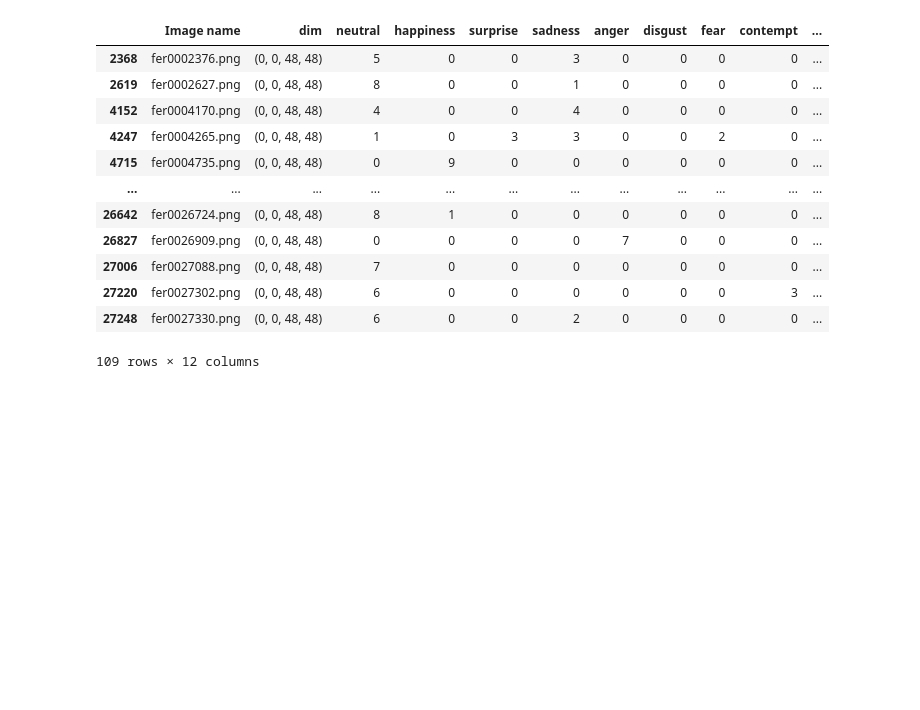
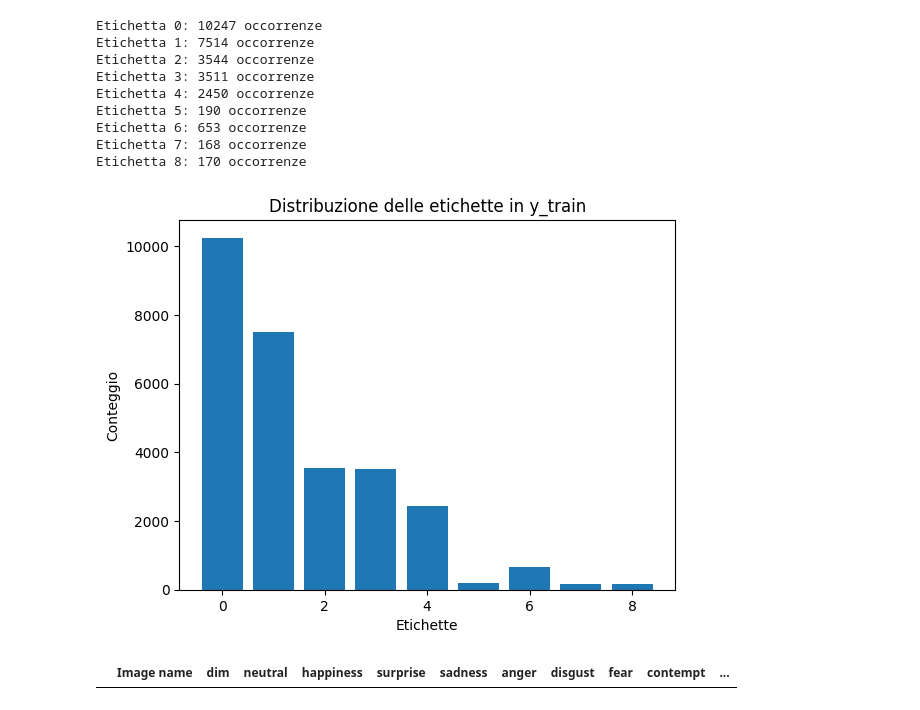
Before and after one commit to lemtiel93/progetto-crif, a Jupyter notebook: fer+/fer_plus.ipynb, the cells around one changed output. Cells and saved outputs as stored; diff of their text form; code cells hidden in the pictures; blank space fills up the shorter version.

```diff
--- a/fer+/fer_plus.ipynb
+++ b/fer+/fer_plus.ipynb
@@ -11,6 +11,34 @@ test_csv = "data/FER2013Test/label_test.csv"
 # %%
 train_set = ImageLoader(train_dir, train_csv)
 X_train , y_train = train_set.load_data()
+# %%
+import numpy as np
+labels = np.argmax(y_train, axis=1)
+
+# Ottieni le etichette uniche e il conteggio di ciascuna
+unique_labels, counts = np.unique(labels, return_counts=True)
+
+# Stampa la distribuzione delle etichette
+for label, count in zip(unique_labels, counts):
+    print(f"Etichetta {label}: {count} occorrenze")
+
+# Visualizza un grafico a barre della distribuzione
+plt.bar(unique_labels, counts)
+plt.xlabel('Etichette')
+plt.ylabel('Conteggio')
+plt.title('Distribuzione delle etichette in y_train')
+plt.show()
+# %% [output]
+Etichetta 0: 10247 occorrenze
+Etichetta 1: 7514 occorrenze
+Etichetta 2: 3544 occorrenze
+Etichetta 3: 3511 occorrenze
+Etichetta 4: 2450 occorrenze
+Etichetta 5: 190 occorrenze
+Etichetta 6: 653 occorrenze
+Etichetta 7: 168 occorrenze
+Etichetta 8: 170 occorrenze
+[figure, added]
 # %%
 test_set = ImageLoader(test_dir , test_csv)
 X_test , y_test = test_set.load_data()
@@ -18,25 +46,13 @@ X_test , y_test = test_set.load_data()
 val_set = ImageLoader(val_dir , val_csv)
 X_val , y_val = val_set.load_data()
 # %%
-# Cella per eliminare dati dove NF è >0, vanno inseriti i 3 csv relativi
+'''# Cella per eliminare dati dove NF è >0, vanno inseriti i 3 csv relativi
 import pandas as pd
 import os
 
 df = pd.read_csv("data/FER2013Train/label_train.csv")
 df = df[df['NF']>0]
-df
+df'''
 # %% [output]
 |  | Image name | dim | neutral | happiness | surprise | sadness | anger | disgust | fear | contempt | ... |
-| 2368 | fer0002376.png | (0, 0, 48, 48) | 5 | 0 | 0 | 3 | 0 | 0 | 0 | 0 | ... |
-| 2619 | fer0002627.png | (0, 0, 48, 48) | 8 | 0 | 0 | 1 | 0 | 0 | 0 | 0 | ... |
-| 4152 | fer0004170.png | (0, 0, 48, 48) | 4 | 0 | 0 | 4 | 0 | 0 | 0 | 0 | ... |
-| 4247 | fer0004265.png | (0, 0, 48, 48) | 1 | 0 | 3 | 3 | 0 | 0 | 2 | 0 | ... |
-| 4715 | fer0004735.png | (0, 0, 48, 48) | 0 | 9 | 0 | 0 | 0 | 0 | 0 | 0 | ... |
-| ... | ... | ... | ... | ... | ... | ... | ... | ... | ... | ... | ... |
-| 26642 | fer0026724.png | (0, 0, 48, 48) | 8 | 1 | 0 | 0 | 0 | 0 | 0 | 0 | ... |
-| 26827 | fer0026909.png | (0, 0, 48, 48) | 0 | 0 | 0 | 0 | 7 | 0 | 0 | 0 | ... |
-| 27006 | fer0027088.png | (0, 0, 48, 48) | 7 | 0 | 0 | 0 | 0 | 0 | 0 | 0 | ... |
-| 27220 | fer0027302.png | (0, 0, 48, 48) | 6 | 0 | 0 | 0 | 0 | 0 | 0 | 3 | ... |
-| 27248 | fer0027330.png | (0, 0, 48, 48) | 6 | 0 | 0 | 2 | 0 | 0 | 0 | 0 | ... |
-109 rows × 12 columns
 # %%
```
Also changed, not shown: parts of 14 cells of this notebook, 5 other files.
